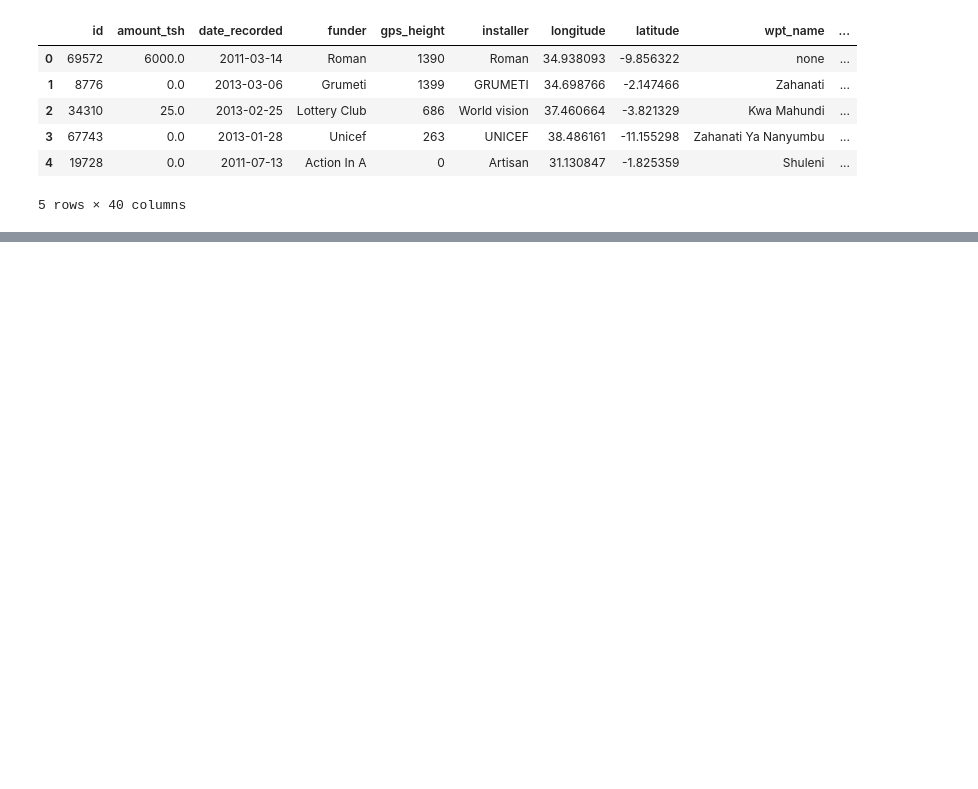
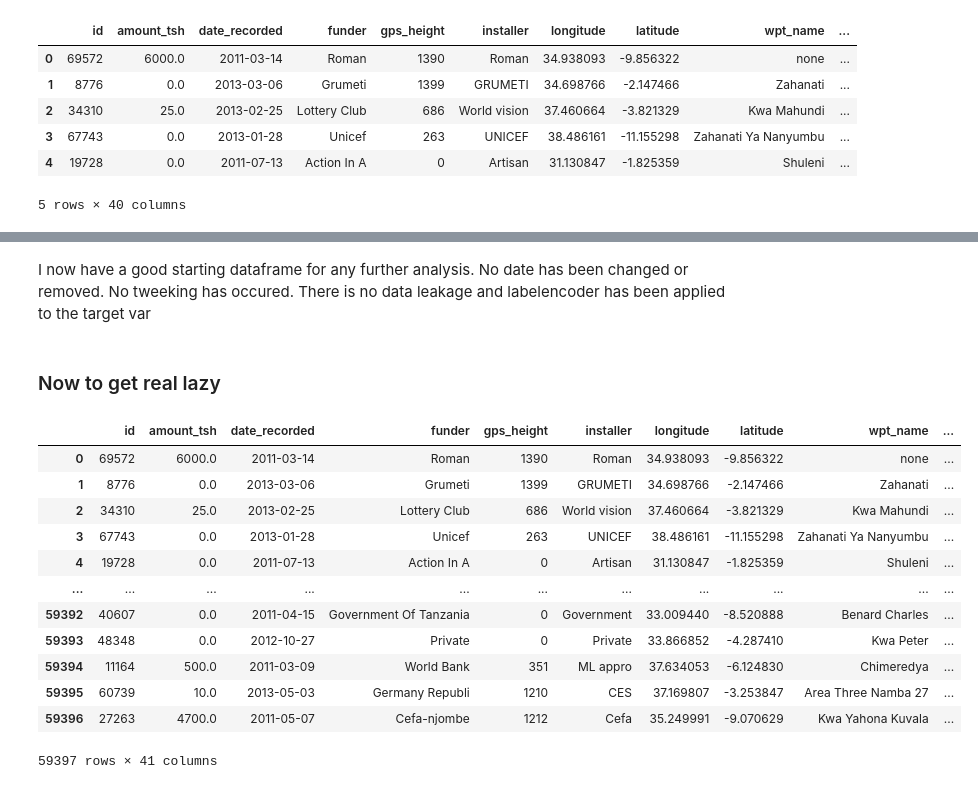
Before and after one commit to mduncan23/Tanzanian-Water-Wells-Analysis, a Jupyter notebook: Water_well_project.ipynb, the cells around one changed output, grey strips where cells are left out. Drawn from its saved outputs; the diff is of its cells as text; code cells hidden in the pictures; blank space fills up the shorter version.

```diff
--- a/Water_well_project.ipynb
+++ b/Water_well_project.ipynb
@@ -24,2 +110,3 @@ import seaborn as sns
 # %%
 X_data_df = pd.read_csv('data/x_data.csv')
+y_data_df = pd.read_csv('data/target_data.csv')
@@ -25,0 +122,2 @@ X_data_df = pd.read_csv('data/x_data.csv')
+# %%
+y_encoded = pd.DataFrame(LabelEncoder().fit_transform(y_data_df['status_group']))
@@ -60,0 +211,25 @@ Name: status_group, dtype: int64
+# %%
+lazy_df = pd.concat([X_data_df, y_encoded], axis=1)
+# %%
+lazy_df.rename(mapper={0:'target'}, axis=1, inplace=True)
+# %% [markdown]
+I now have a good starting dataframe for any further analysis. No date has been changed or removed. No tweeking has occured.
+There is no data leakage and labelencoder has been applied to the target var
+# %% [markdown]
+### Now to get real lazy
+# %%
+lazy_df.head(-3)
+# %% [output]
+|  | id | amount_tsh | date_recorded | funder | gps_height | installer | longitude | latitude | wpt_name | ... |
+| 0 | 69572 | 6000.0 | 2011-03-14 | Roman | 1390 | Roman | 34.938093 | -9.856322 | none | ... |
+| 1 | 8776 | 0.0 | 2013-03-06 | Grumeti | 1399 | GRUMETI | 34.698766 | -2.147466 | Zahanati | ... |
+| 2 | 34310 | 25.0 | 2013-02-25 | Lottery Club | 686 | World vision | 37.460664 | -3.821329 | Kwa Mahundi | ... |
+| 3 | 67743 | 0.0 | 2013-01-28 | Unicef | 263 | UNICEF | 38.486161 | -11.155298 | Zahanati Ya Nanyumbu | ... |
+| 4 | 19728 | 0.0 | 2011-07-13 | Action In A | 0 | Artisan | 31.130847 | -1.825359 | Shuleni | ... |
+| ... | ... | ... | ... | ... | ... | ... | ... | ... | ... | ... |
+| 59392 | 40607 | 0.0 | 2011-04-15 | Government Of Tanzania | 0 | Government | 33.009440 | -8.520888 | Benard Charles | ... |
+| 59393 | 48348 | 0.0 | 2012-10-27 | Private | 0 | Private | 33.866852 | -4.287410 | Kwa Peter | ... |
+| 59394 | 11164 | 500.0 | 2011-03-09 | World Bank | 351 | ML appro | 37.634053 | -6.124830 | Chimeredya | ... |
+| 59395 | 60739 | 10.0 | 2013-05-03 | Germany Republi | 1210 | CES | 37.169807 | -3.253847 | Area Three Namba 27 | ... |
+| 59396 | 27263 | 4700.0 | 2011-05-07 | Cefa-njombe | 1212 | Cefa | 35.249991 | -9.070629 | Kwa Yahona Kuvala | ... |
+59397 rows × 41 columns
```
Also changed, not shown: parts of 95 cells of this notebook.
